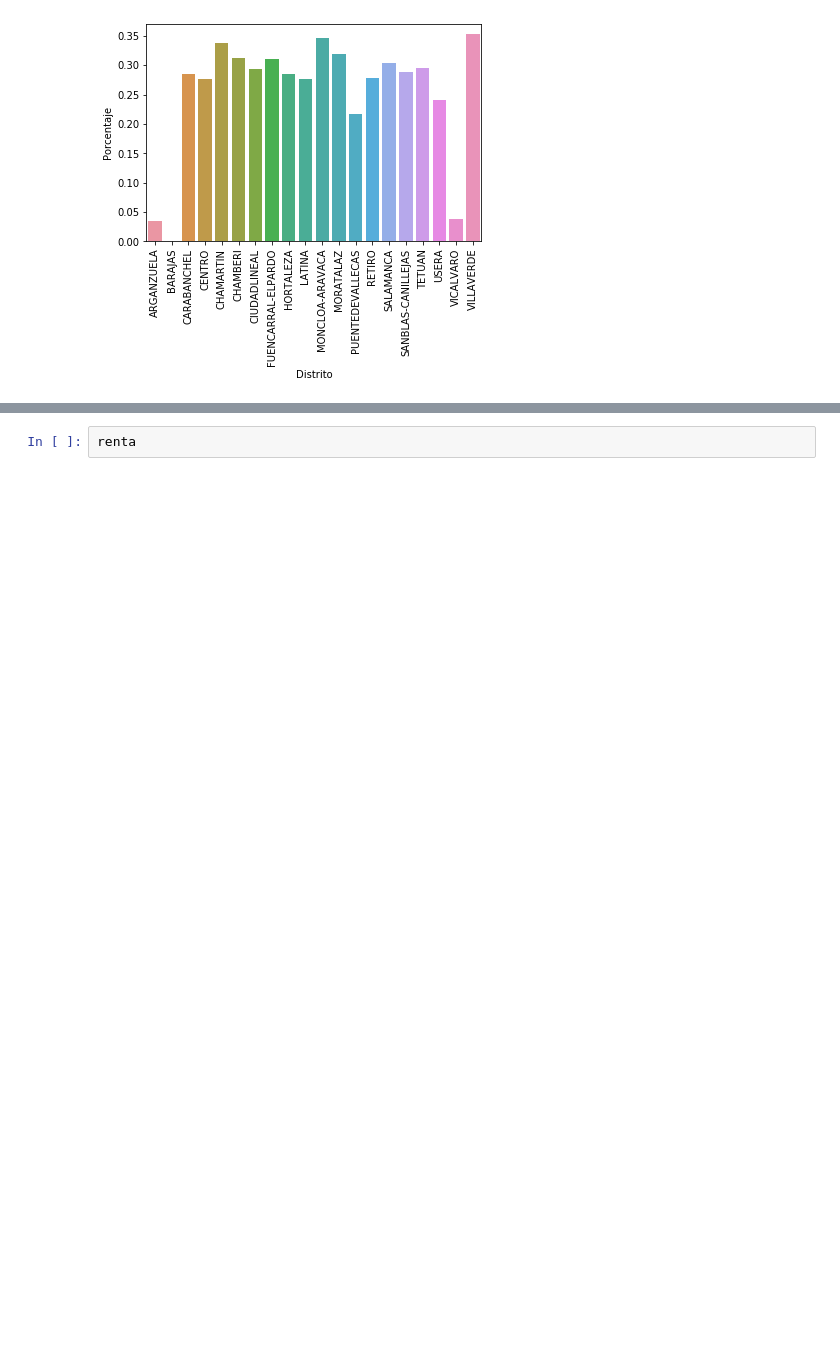
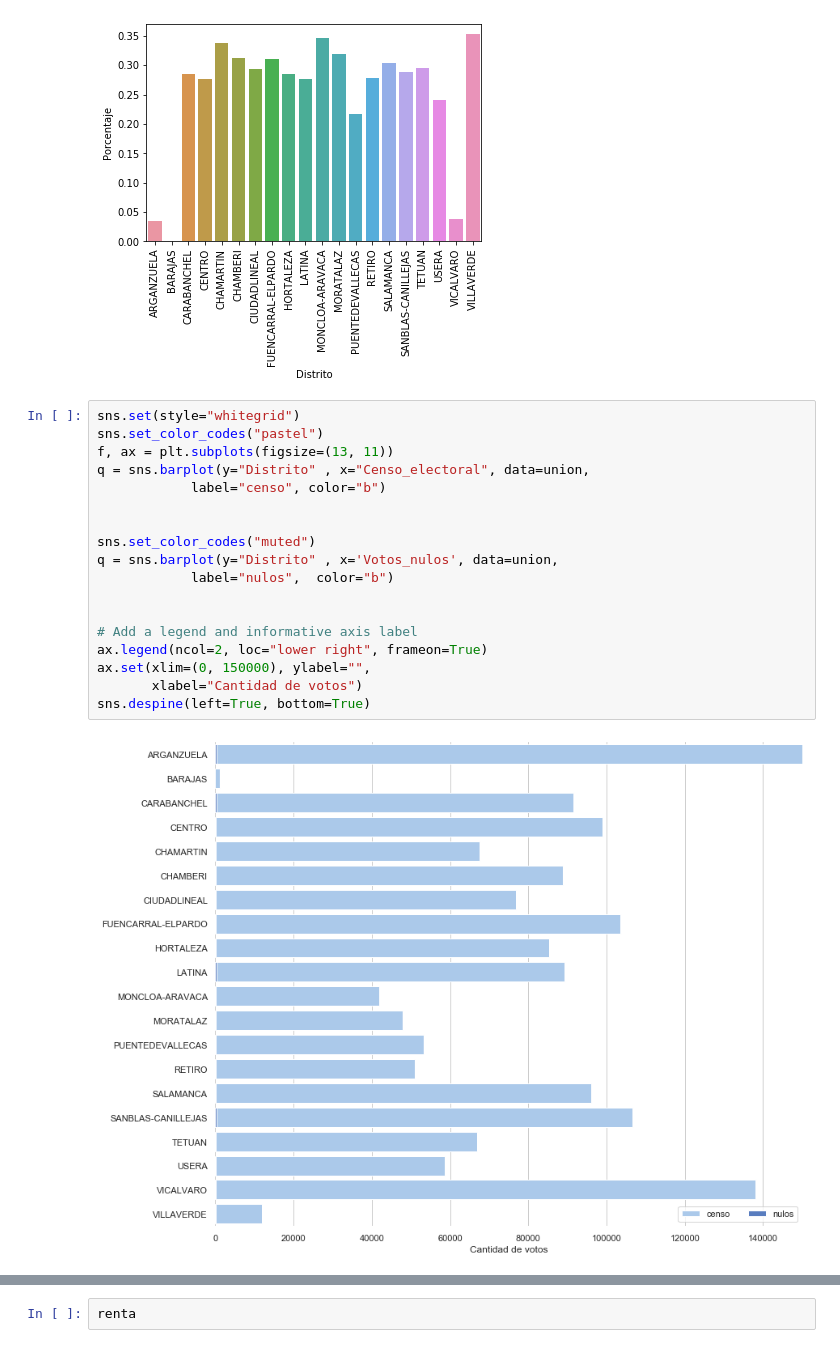
Before and after one commit to InmaLatorre/G3_ProyectoPython, a Jupyter notebook: main_fer_murcia.ipynb, the cells around one changed output, grey strips where cells are left out. Drawn from its saved outputs; the diff is of its cells as text; blank space fills up the shorter version.

```diff
--- a/main_fer_murcia.ipynb
+++ b/main_fer_murcia.ipynb
@@ -332,3 +332,23 @@ plt.xticks(rotation='vertical')
 (array([ 0,  1,  2,  3,  4,  5,  6,  7,  8,  9, 10, 11, 12, 13, 14, 15, 16,
         17, 18, 19]), <a list of 20 Text xticklabel objects>)
 [figure]
+# %%
+sns.set(style="whitegrid")
+sns.set_color_codes("pastel")
+f, ax = plt.subplots(figsize=(13, 11))
+q = sns.barplot(y="Distrito" , x="Censo_electoral", data=union,
+            label="censo", color="b")
+
+
+sns.set_color_codes("muted")
+q = sns.barplot(y="Distrito" , x='Votos_nulos', data=union,
+            label="nulos",  color="b")
+
+
+# Add a legend and informative axis label
+ax.legend(ncol=2, loc="lower right", frameon=True)
+ax.set(xlim=(0, 150000), ylabel="",
+       xlabel="Cantidad de votos")
+sns.despine(left=True, bottom=True)
+# %% [output]
+[figure, added]
```
Also changed, not shown: parts of 1 cell of this notebook.
